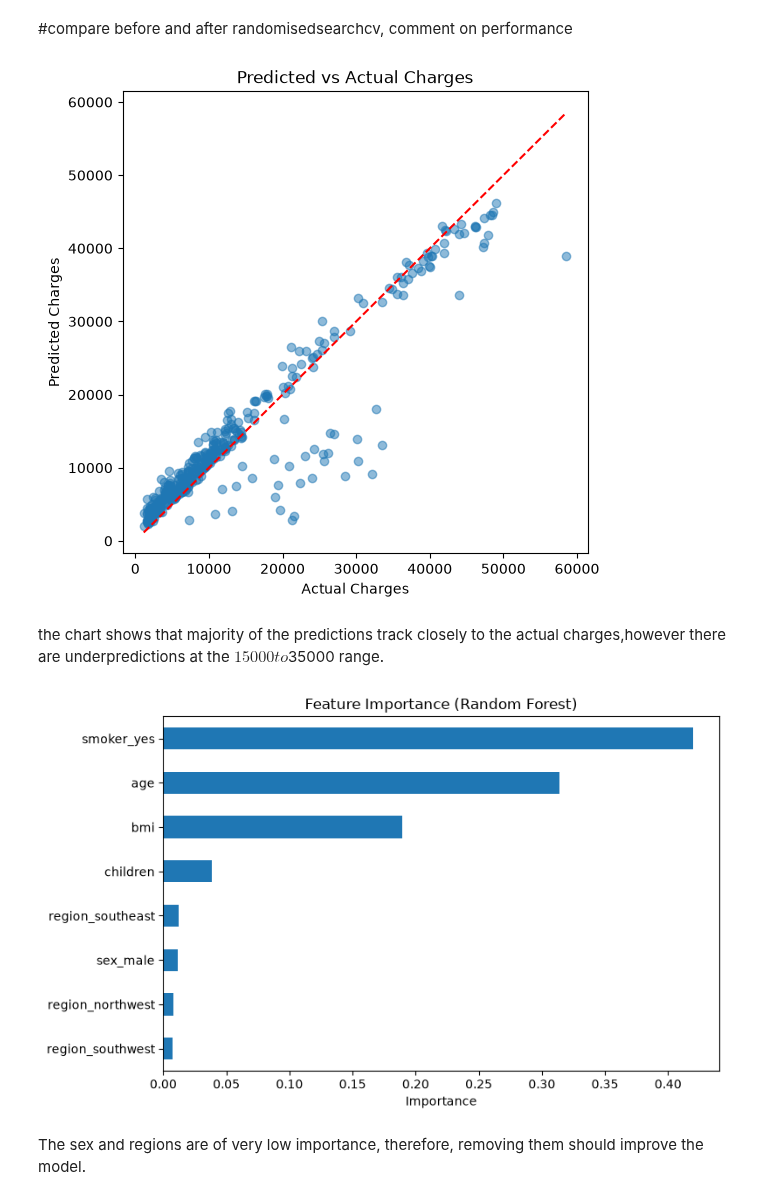
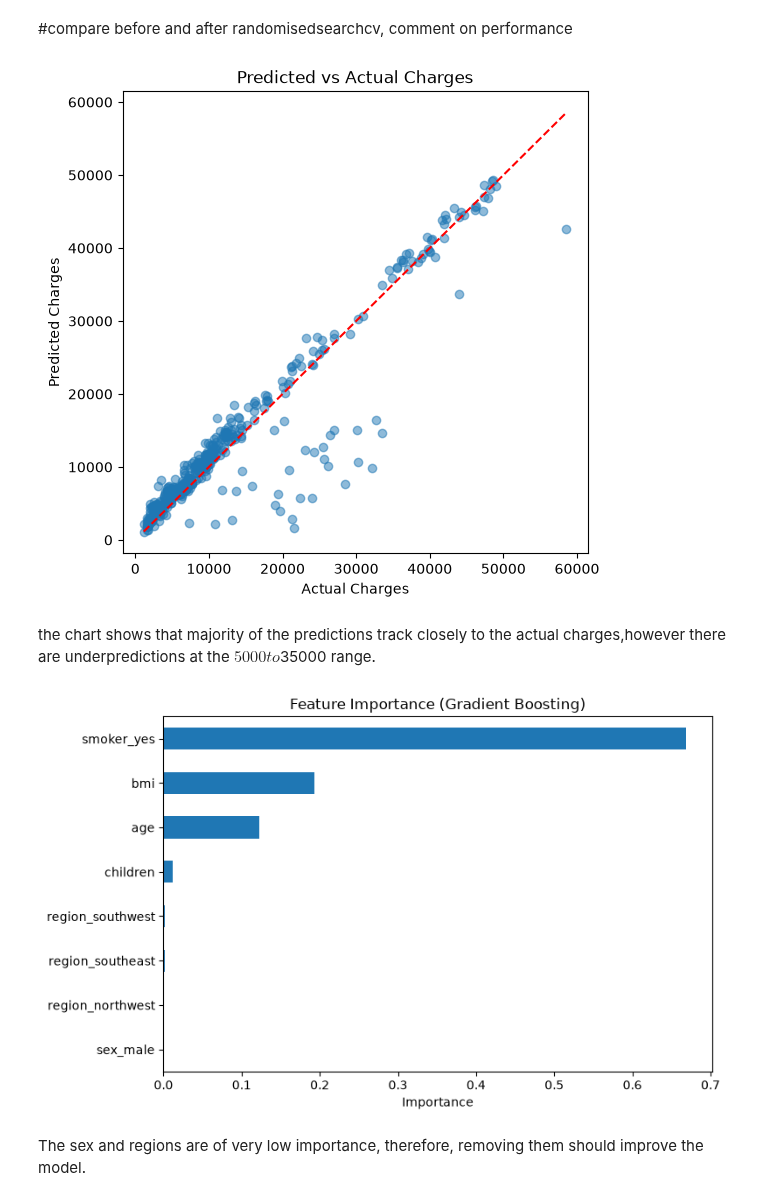
Before and after one commit to FbnTP0/mldp-proj, a Jupyter notebook: MLDP Program Codes Submission Template.ipynb, the cells around one changed output. Cells and saved outputs as stored; diff of their text form; code cells hidden in the pictures.

```diff
--- a/MLDP Program Codes Submission Template.ipynb
+++ b/MLDP Program Codes Submission Template.ipynb
@@ -389,17 +380,18 @@ Train MSE: 11699869.964371538
 # %%
+from scipy.stats import randint, uniform
+
 ## Define parameter distribution
-param_dist_rf = {
+param_dist_gb = {
     'n_estimators': randint(100, 500),
-    'criterion': ['squared_error', 'absolute_error'],
-    'max_depth': randint(3, 20),
+    'learning_rate': uniform(0.01, 0.19),   ## range [0.01, 0.2)
+    'max_depth': randint(2, 6),
     'min_samples_split': randint(2, 10),
-    'max_features': ['sqrt', 'log2'],
-    'max_samples': uniform(0.6, 0.4)  ## range [0.6, 1.0)
+    'subsample': uniform(0.6, 0.4)          ## range [0.6, 1.0)
 }
 
-rs_rf = RandomizedSearchCV(
-    estimator=rf,
-    param_distributions=param_dist_rf,
+rs_gb = RandomizedSearchCV(
+    estimator=gb,
+    param_distributions=param_dist_gb,
     cv=5,
     scoring='r2',
     n_iter=10,
@@ -407,18 +399,18 @@ rs_rf = RandomizedSearchCV(
     random_state=random_state  ## for reproducibility
 )
 
-rs_rf.fit(X_train, y_train)
+rs_gb.fit(X_train, y_train)
 
 ## Obtain best parameters and best estimator
-best_rs_params = rs_rf.best_params_
-best_rs_rf = rs_rf.best_estimator_
-print("Best Parameters: ", best_rs_params)
-print("Best Estimator: ", best_rs_rf)
+best_rs_params_gb = rs_gb.best_params_
+best_rs_gb = rs_gb.best_estimator_
+print("Best Parameters: ", best_rs_params_gb)
+print("Best Estimator: ", best_rs_gb)
 
 ## Evaluate model
-y_pred_rs_rf = best_rs_rf.predict(X_test)
-print("Randomized Search Random Forest R²: ", r2_score(y_test, y_pred_rs_rf))
-print("Randomized Search Random Forest MSE: ", mean_squared_error(y_test, y_pred_rs_rf))
-print("Train R²:", best_rs_rf.score(X_train, y_train))
-print("Train MSE:", mean_squared_error(y_train, best_rs_rf.predict(X_train)))
+y_pred_rs_gb = best_rs_gb.predict(X_test)
+print("Randomized Search Gradient Boosting R²: ", r2_score(y_test, y_pred_rs_gb))
+print("Randomized Search Gradient Boosting MSE: ", mean_squared_error(y_test, y_pred_rs_gb))
+print("Train R²:", best_rs_gb.score(X_train, y_train))
+print("Train MSE:", mean_squared_error(y_train, best_rs_gb.predict(X_train)))
 # %% [output]
@@ -437,28 +430,28 @@ Grid search has a higher R² score (test grid R² = 0.873452453826551) compared
 # %%
 ## Evaluate model
 plt.figure(figsize=(6,6))
-plt.scatter(y_test, y_pred_rs_rf, alpha=0.5)
+plt.scatter(y_test, y_pred_rs_gb, alpha=0.5)
 plt.plot([y_test.min(), y_test.max()], [y_test.min(), y_test.max()], 'r--')  ## perfect prediction line
 plt.xlabel("Actual Charges")
 plt.ylabel("Predicted Charges")
 plt.title("Predicted vs Actual Charges")
 plt.show()
 # %% [output]
-[figure, old version]
+[figure, new version]
 # %% [markdown]
-the chart shows that majority of the predictions track closely to the actual charges,however there are underpredictions at the $15000 to $35000 range.
+the chart shows that majority of the predictions track closely to the actual charges,however there are underpredictions at the $5000 to $35000 range.
 # %%
 ## Further feature engineering / feature selection
-importances = pd.Series(best_gs_rf.feature_importances_, index=X_train.columns)
+importances = pd.Series(best_rs_gb.feature_importances_, index=X_train.columns)
 importances.sort_values(ascending=False)
 plt.figure(figsize=(8, 5))
 importances.sort_values(ascending=True).plot(kind='barh')
 plt.xlabel("Importance")
-plt.title("Feature Importance (Random Forest)")
+plt.title("Feature Importance (Gradient Boosting)")
 plt.tight_layout()
 plt.show()
 # %% [output]
-[figure, old version]
+[figure, new version]
 # %% [markdown]
 The sex and regions are of very low importance, therefore, removing them should improve the model.
 # %%
```
Also changed, not shown: parts of 15 cells of this notebook.
